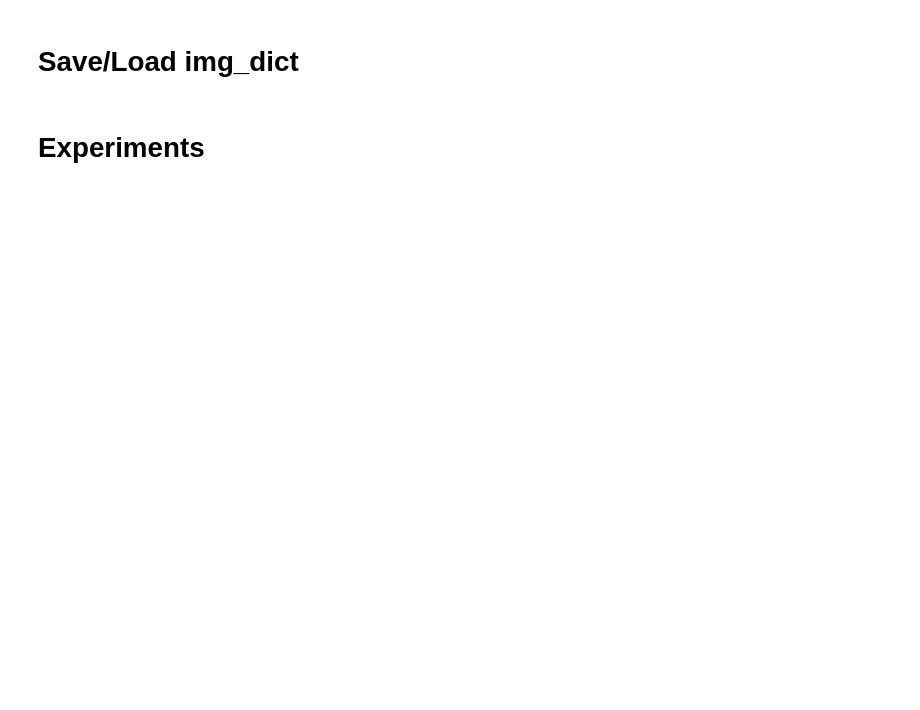
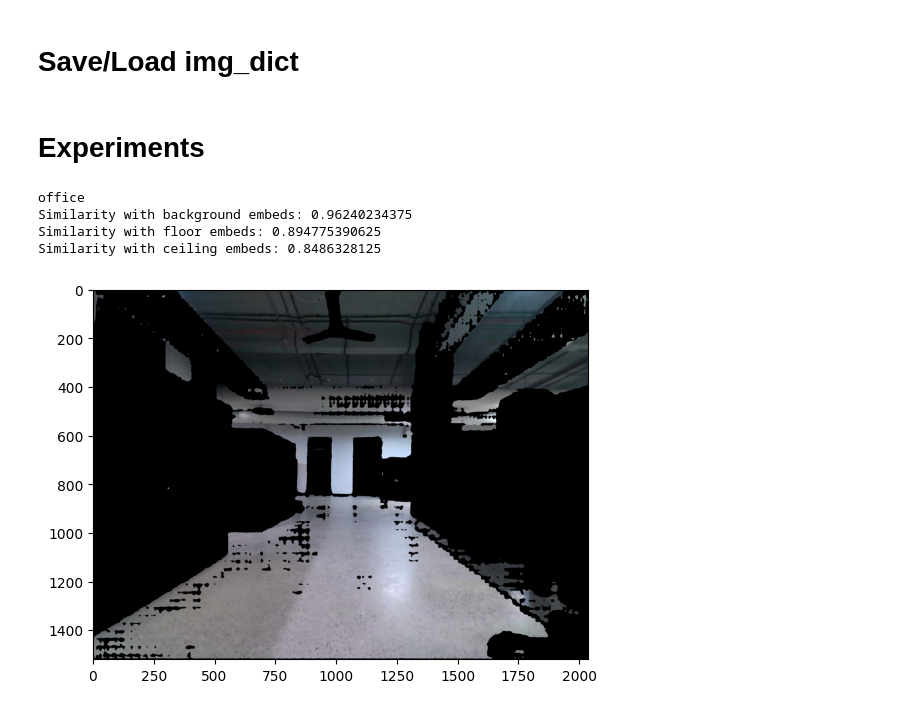
Before and after one commit to Smart-Wheelchair-RRC/instance-map, a Jupyter notebook: Instance_Map.ipynb, the cells around one changed output. Saved outputs shown, nothing was run; the diff lists cells and outputs as text; code cells hidden in the pictures; blank space fills up the shorter version.

```diff
--- a/Instance_Map.ipynb
+++ b/Instance_Map.ipynb
@@ -119,3 +128,5 @@ def normalize_color(color_255):
+# %%
+img_files = img_files[:300]
 # %% [markdown]
 # RAM Load + Run
 # %%
@@ -156,9 +167,5 @@ load checkpoint from /scratch/laksh.nanwani/checkpoints/ram_swin_large_14m.pth
 vit: swin_l
 # %%
-img_files = [f for f in os.listdir(imgs_dir) if os.path.isfile(os.path.join(imgs_dir, f))]
-
-img_dict = {}
-
 # # Loop through each image file
 for i, img_file in enumerate(tqdm(img_files)):
     img_id = os.path.splitext(img_file)[0]
@@ -168,9 +175,9 @@ for i, img_file in enumerate(tqdm(img_files)):
 
     ram_tags = inference(image, ram_model)[0]
     ram_tags = ram_tags.split(' | ') # Split the tags
-    ram_tags = [tag.split() for tag in ram_tags] # Split the tags into words
-    ram_tags = [item for sublist in ram_tags for item in sublist] # Flatten the list
-    ram_tags = list(set(ram_tags) & set(req_tags)) # Get the intersection of the tags
+    # ram_tags = [tag.split() for tag in ram_tags] # Split the tags into words
+    # ram_tags = [item for sublist in ram_tags for item in sublist] # Flatten the list
+    # ram_tags = list(set(ram_tags) & set(req_tags)) # Get the intersection of the tags
     ram_tags = " . ".join(str(tag) for tag in ram_tags) # Join the tags with a period
     # print(ram_tags)
 
@@ -417,6 +425,70 @@ del img_dict
 #     img_dict = pickle.load(file)
 # %% [markdown]
 # Experiments
+# %%
+def get_text_clip_embedding(text):
+    text_inputs = clip.tokenize([text]).to(device)
+
+    # Get the text features
+    with torch.no_grad():
+        text_features = model_clip.encode_text(text_inputs)
+
+    # Normalize the features
+    text_features /= text_features.norm(dim=-1, keepdim=True)
+
+    return text_features.cpu().squeeze().numpy()
+
+def custom_cosine_similarity(vec1, vec2):
+    # Ensure the vectors have the same shape
+    if vec1.shape != vec2.shape:
+        raise ValueError("Vectors must have the same shape.")
+
+    # Compute the dot product of the vectors
+    dot_product = np.dot(vec1, vec2)
+
+    # Compute the magnitudes (Euclidean norms) of the vectors
+    magnitude_vec1 = np.linalg.norm(vec1)
+    magnitude_vec2 = np.linalg.norm(vec2)
+
+    # Compute the cosine similarity
+    similarity = dot_product / (magnitude_vec1 * magnitude_vec2)
+
+    # Normalize the similarity value to [0, 1]
+    normalized_similarity = 0.5 * (similarity + 1)
+
+    return normalized_similarity
+
+embedding_type = "clip_embed"
+
+# chair_embed = get_text_clip_embedding("A photo of a dog")
+# chair_embed = chair_embed.reshape(-1)
+background_embed = img_dict['1']['objs'][2][embedding_type]
+floor_embed = img_dict['1']['objs'][4][embedding_type]
+ceiling_embed = img_dict['1']['objs'][9][embedding_type]
+
+obj_id = 1
+img_id = '504'
+
+img = cv2.imread(img_dict[img_id]['img_path'])
+mask = img_dict[img_id]['objs'][obj_id]['mask']
+masked_image = img * np.expand_dims(mask, axis=2)
+cropped_img = crop_image(masked_image, img_dict[img_id]['objs'][obj_id]['bbox'])
+
+img_chair_embed = img_dict[img_id]['objs'][obj_id][embedding_type]
+
+# show the image after converting from BGR to RGB color space
+plt.imshow(cv2.cvtColor(cropped_img, cv2.COLOR_BGR2RGB))
+
+print(img_dict[img_id]['objs'][obj_id]['phrase'])
+print("Similarity with background embeds:", custom_cosine_similarity(img_chair_embed, background_embed))
+print("Similarity with floor embeds:", custom_cosine_similarity(img_chair_embed, floor_embed))
+print("Similarity with ceiling embeds:", custom_cosine_similarity(img_chair_embed, ceiling_embed))
+# %% [output]
+office
+Similarity with background embeds: 0.96240234375
+Similarity with floor embeds: 0.894775390625
+Similarity with ceiling embeds: 0.8486328125
+[figure, added]
 # %%
 #Code to visualize separate masks for a single image
 
```
Also changed, not shown: parts of 16 cells of this notebook, 1 other file.
